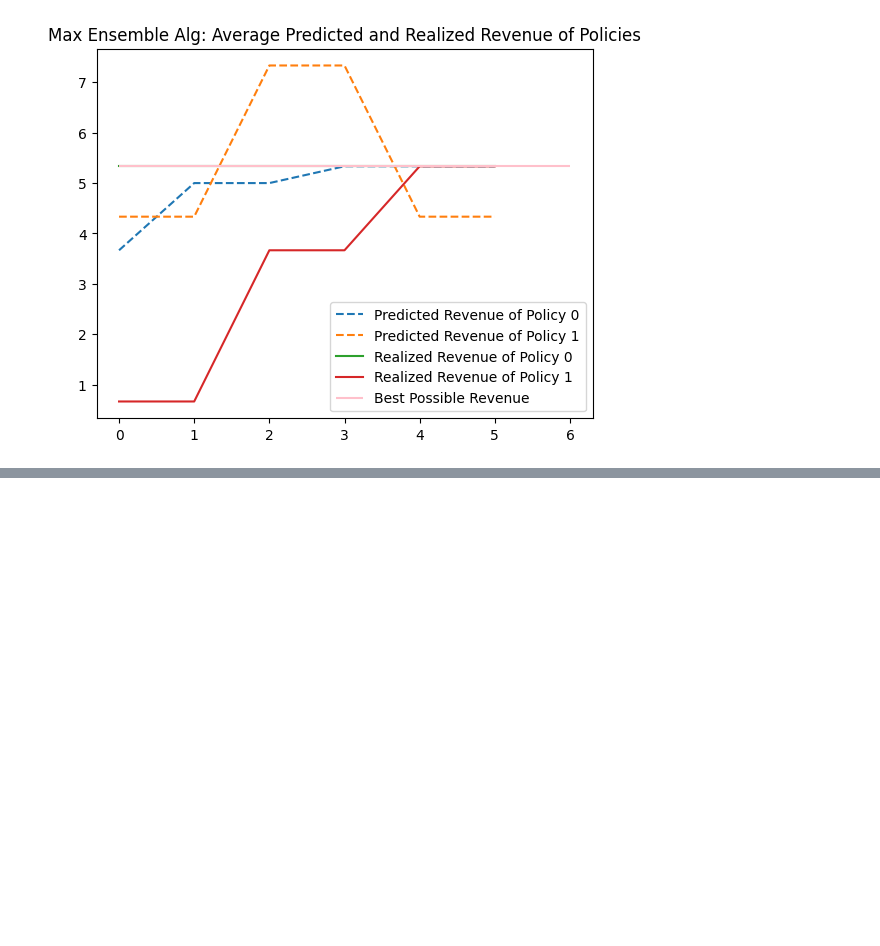
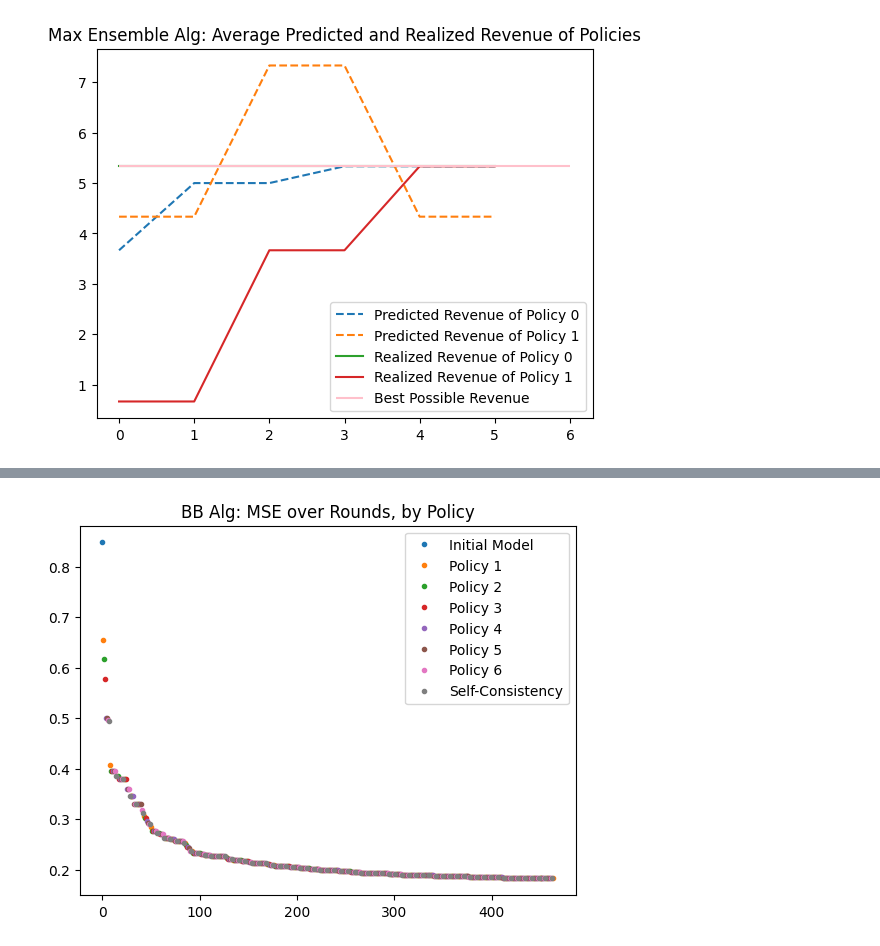
Before and after one commit to globusharris/ensembling-constrained-optimization, a Jupyter notebook: experiments.ipynb, the cells around one changed output, grey strips where cells are left out. Saved outputs shown, nothing was run; the diff lists cells and outputs as text; code cells hidden in the pictures; blank space fills up the shorter version.

```diff
--- a/experiments.ipynb
+++ b/experiments.ipynb
@@ -179,0 +263,14 @@ Text(0.5, 1.0, 'Max Ensemble Alg: Average Predicted and Realized Revenue of Poli
+# %%
+mses = np.array([mse(ys, pred, multioutput='raw_values') for pred in bbModel.predictions_by_round])
+
+coord = 0
+plt.plot(0,mses[0][coord],'.', label="Initial Model")
+for i in range(1, bbModel.n_models+1):
+    indices = list(range(len(bbModel.predictions_by_round)))[i::(bbModel.n_models + 1)]
+    plt.plot(indices, mses[i::(bbModel.n_models + 1)][:, coord], '.', label=f"Policy {i}")
+indices = list(range(len(bbModel.predictions_by_round)))[(bbModel.n_models+1)::(bbModel.n_models + 1)]
+plt.plot(indices, mses[(bbModel.n_models+1)::(bbModel.n_models + 1)][:, coord], '.', label="Self-Consistency")
+plt.legend()
+plt.title("BB Alg: MSE over Rounds, by Policy");
+# %% [output]
+[figure, added]
```
Also changed, not shown: parts of 22 cells of this notebook, 1 other file.
